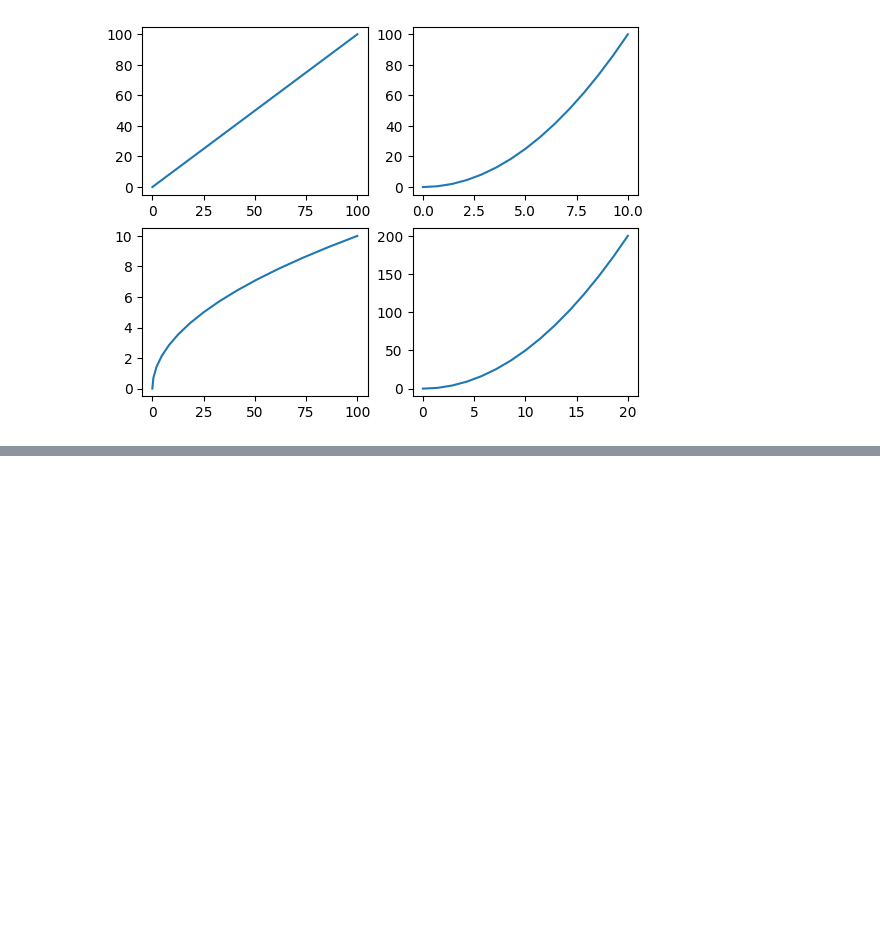
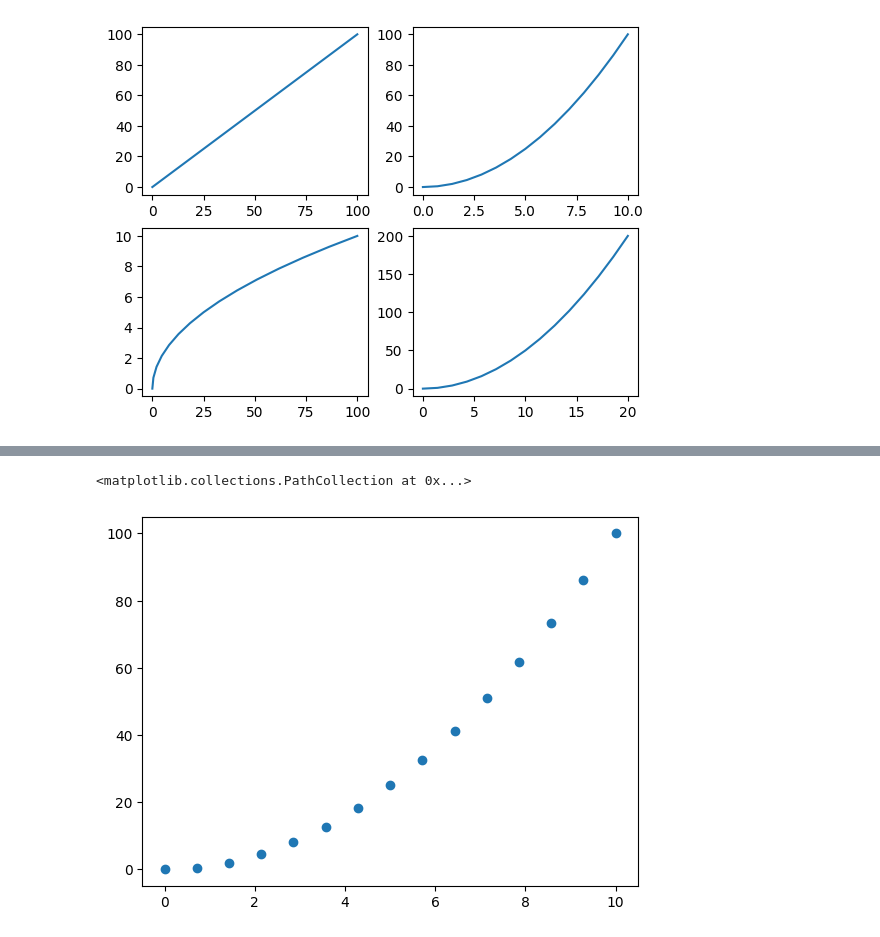
Before and after one commit to wasif-h/Data-Analytics-Odyssey, a Jupyter notebook: Data_Visualization/main_matplotlib.ipynb, the cells around one changed output, grey strips where cells are left out. Saved outputs shown, nothing was run; the diff lists cells and outputs as text; code cells hidden in the pictures; blank space fills up the shorter version.

```diff
--- a/Data_Visualization/main_matplotlib.ipynb
+++ b/Data_Visualization/main_matplotlib.ipynb
@@ -40,0 +52,7 @@ plt.plot(2*x,2*y)
+# %%
+# scatter plot
+
+plt.scatter(x,y)
+# %% [output]
+<matplotlib.collections.PathCollection at 0x...>
+[figure, added]
```
Also changed, not shown: parts of 5 cells of this notebook.
